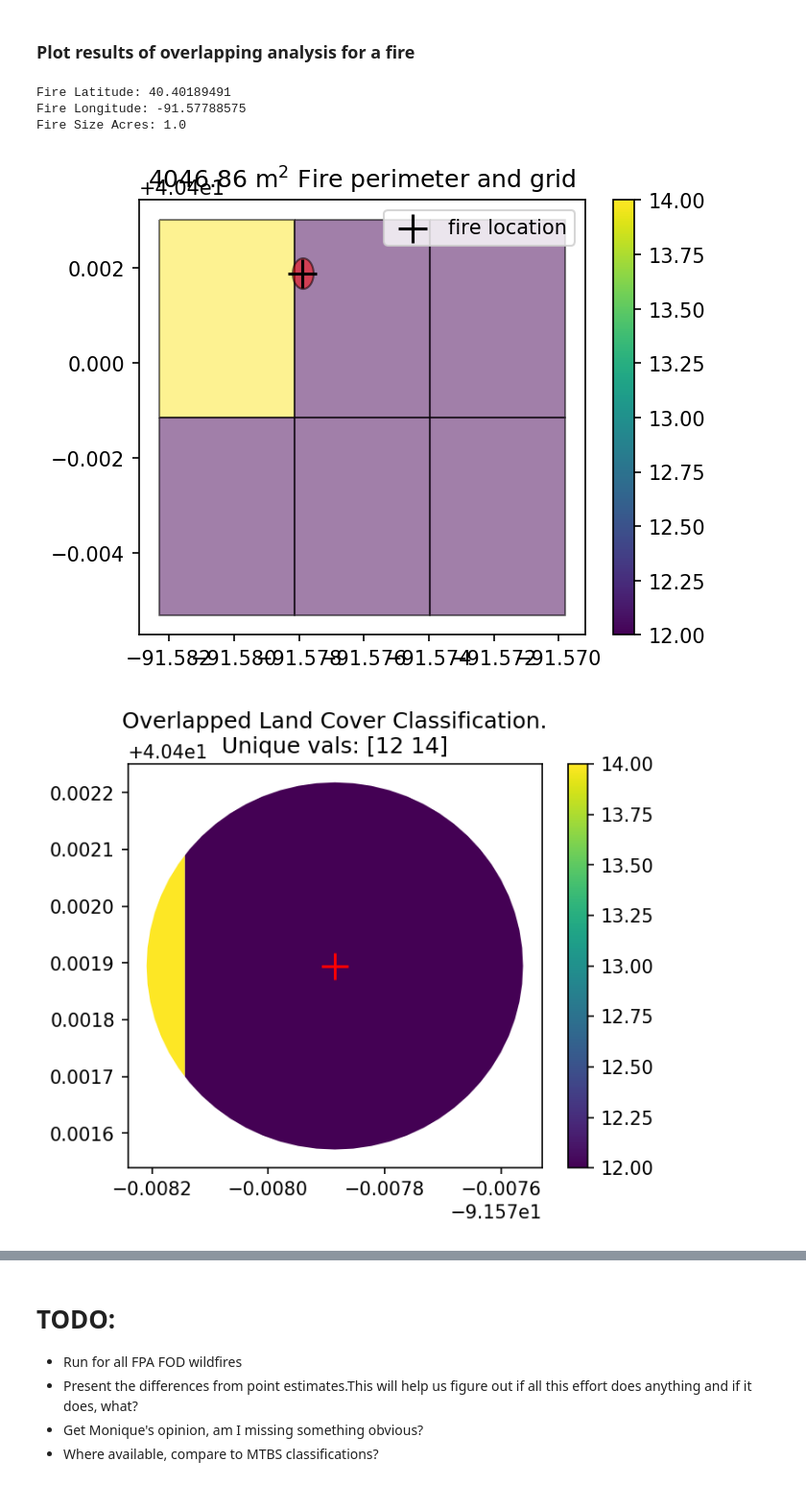
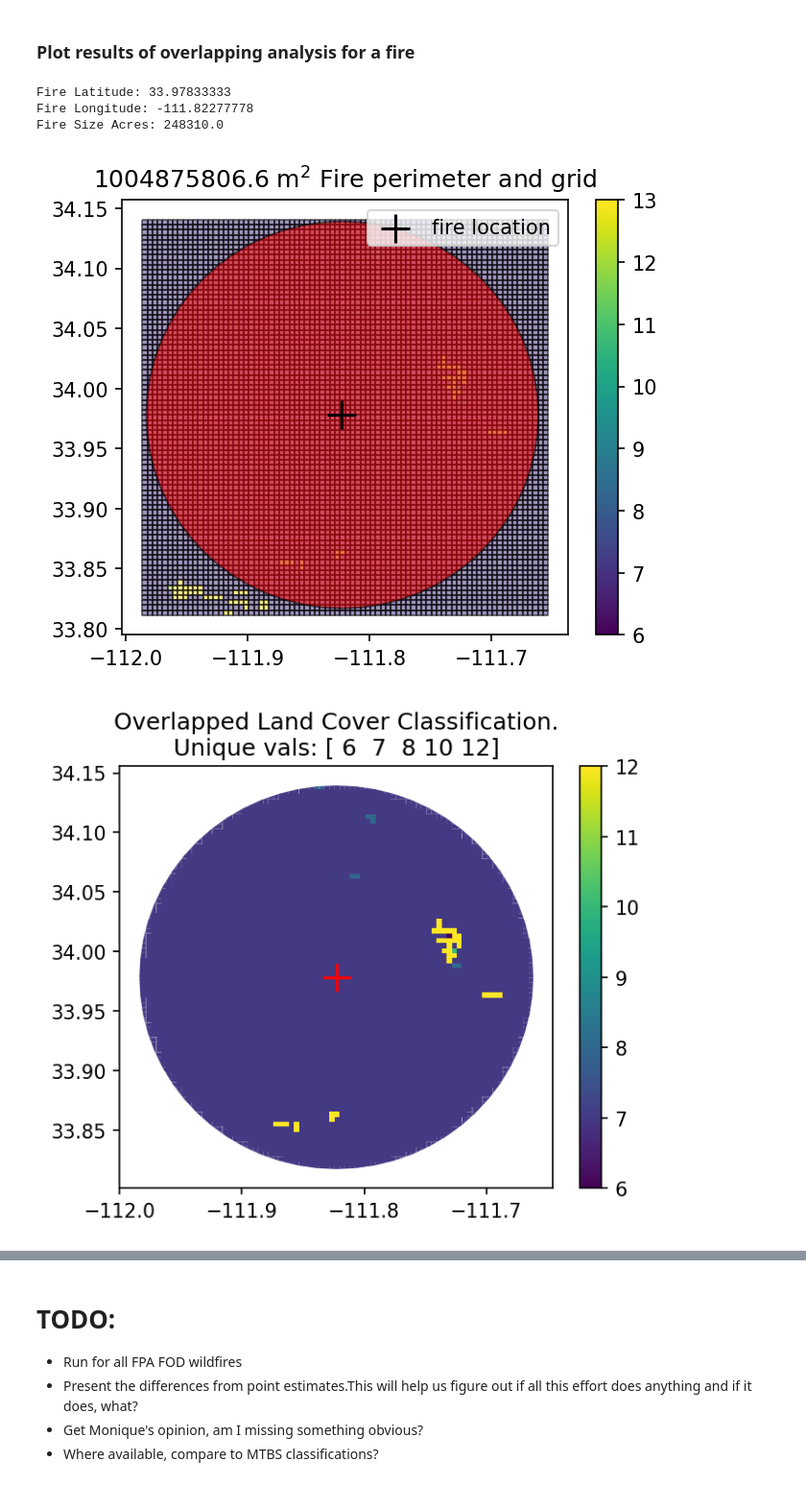
Before and after one commit to stevenjoelbrey/metSpread, a Jupyter notebook: Python/assign_MODIS_land_cover_to_FPA_FOD.ipynb, the cells around one changed output, grey strips where cells are left out. Shown at 96% size. Drawn from its saved outputs; the diff is of its cells as text; code cells hidden in the pictures.

```diff
--- a/Python/assign_MODIS_land_cover_to_FPA_FOD.ipynb
+++ b/Python/assign_MODIS_land_cover_to_FPA_FOD.ipynb
@@ -27,7 +29,7 @@ from shapely.geometry import Polygon, Point
 import geopandas
 import pandas as pd
 
-year = 1993
+year = 2005
 
 %matplotlib inline
 # %% [markdown]
@@ -237,0 +228,8 @@ See the caveats in the documentation: http://pandas.pydata.org/pandas-docs/stabl
+# %%
+# Find the HUMBOLT fire row
+
+humboldt_row = np.where(FPA_FOD["FIRE_NAME"].values == "HUMBOLDT")
+print humboldt_row
+
+FPA_FOD.iloc[0,:] = FPA_FOD.iloc[66108,:]
+nFires = 1
@@ -412,7 +441,7 @@ See the caveats in the documentation: http://pandas.pydata.org/pandas-docs/stabl
 # %%
 print "Fire Latitude: " + str(fire_lat)
 print "Fire Longitude: " + str(fire_lon)
-print "Fire Size Acres: " + str(FPA_FOD.loc[fire_index, "FIRE_SIZE"])
+print "Fire Size Acres: " + str(FPA_FOD["FIRE_SIZE"].values[fire_index])
 
 # Show the geodataframe rectangles and fire circle
 fig, ax = plt.subplots(1, 1, dpi=150, figsize=(5,4))
@@ -426,36 +455,36 @@ plt.show()
 # Show the overlapping grid cells and color code by land cover type
 fig, ax = plt.subplots(1, 1, dpi=150, figsize=(5,4))
 res_intersection.plot(ax=ax, column='grid_LC_val', legend=True) # edgecolor='black'
 plt.scatter(fire_lon, fire_lat, color="red", marker="+", label="fire location", s=200)
 plt.title("Overlapped Land Cover Classification.\nUnique vals: "
           + str(np.unique(res_intersection["grid_LC_val"])))
 plt.show()
 
 # Show what percent of the circle area is made up by each overlapping grid box.
 fig, ax = plt.subplots(1, 1, dpi=150, figsize=(5,4))
 res_intersection.plot(ax=ax, column='percent_of_fire_area', cmap="Reds", legend=True) # edgecolor='black',
 plt.scatter(fire_lon, fire_lat, color="red", marker="+", label="fire location", s=200)
 plt.title("Color coded by % of fire (circle) area")
 plt.show()
 
 # Show a bar chart that shows the spatial distribution of land-cover
 plt.figure(dpi=150, figsize=(5,4))
-plt.bar(x=LC_types, height=proportion_area)
+plt.bar(x=res_intersection["grid_LC_val"], height=proportion_area)
 plt.xticks(rotation='vertical')
 plt.xlabel("land cover type consumed")
 plt.ylabel("Proportion Fire Burn Area")
 plt.title("Fraction of Land Cover Consumed by fire")
 plt.show()
 
 print "Max percent of circle area for a single gridcell: " + str(np.max(res_intersection['percent_of_fire_area']))
 print "Min percent of circle area for a single gridcell: " + str(np.min(res_intersection['percent_of_fire_area']))
 print "Sum of all percent overlap values: " + str(np.sum(res_intersection['percent_of_fire_area']))
 
 # Look at the dataframe
 res_intersection
 # %% [output]
-Fire Latitude: 40.40189491
-Fire Longitude: -91.57788575
-Fire Size Acres: 1.0
+Fire Latitude: 33.97833333
+Fire Longitude: -111.82277778
+Fire Size Acres: 248310.0
-[figure, old version]
+[figure, new version]
-[figure, old version]
+[figure, new version]
```
Also changed, not shown: parts of 7 cells of this notebook.
